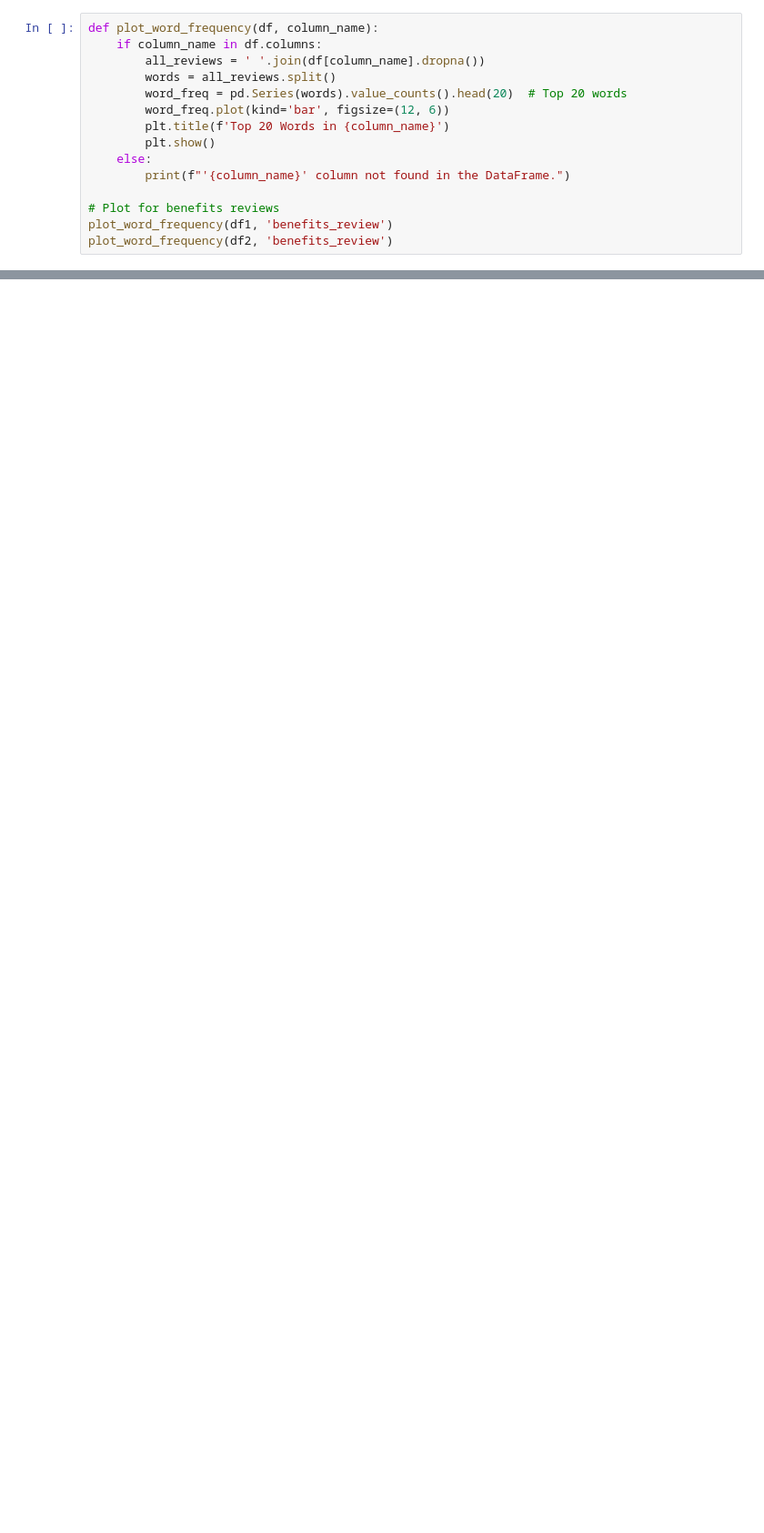
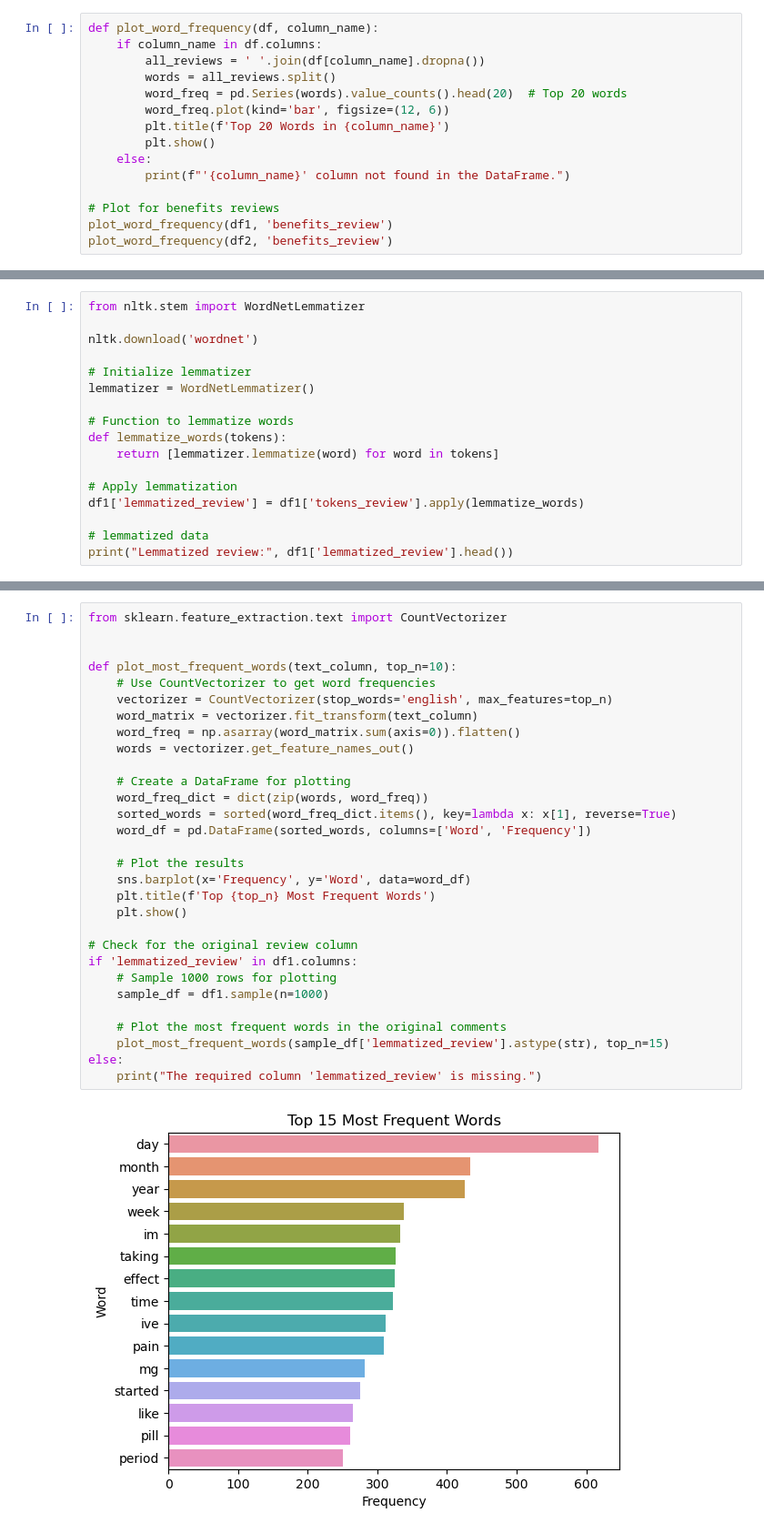
Before and after one commit to sofiecook/ds4420finalproj, a Jupyter notebook: DS4420-starter code.ipynb, the cells around one changed output, grey strips where cells are left out. Shown: that part at 91% size. Saved outputs shown, nothing was run; the diff lists cells and outputs as text; blank space fills up the shorter version.

```diff
--- a/DS4420-starter code.ipynb
+++ b/DS4420-starter code.ipynb
@@ -270,0 +299,17 @@ plt.show()
+# %%
+from nltk.stem import WordNetLemmatizer
+
+nltk.download('wordnet')
+
+# Initialize lemmatizer
+lemmatizer = WordNetLemmatizer()
+
+# Function to lemmatize words
+def lemmatize_words(tokens):
+    return [lemmatizer.lemmatize(word) for word in tokens]
+
+# Apply lemmatization
+df1['lemmatized_review'] = df1['tokens_review'].apply(lemmatize_words)
+
+# lemmatized data
+print("Lemmatized review:", df1['lemmatized_review'].head())
@@ -270,0 +359,32 @@ plt.show()
+# %%
+from sklearn.feature_extraction.text import CountVectorizer
+
+
+def plot_most_frequent_words(text_column, top_n=10):
+    # Use CountVectorizer to get word frequencies
+    vectorizer = CountVectorizer(stop_words='english', max_features=top_n)
+    word_matrix = vectorizer.fit_transform(text_column)
+    word_freq = np.asarray(word_matrix.sum(axis=0)).flatten()
+    words = vectorizer.get_feature_names_out()
+
+    # Create a DataFrame for plotting
+    word_freq_dict = dict(zip(words, word_freq))
+    sorted_words = sorted(word_freq_dict.items(), key=lambda x: x[1], reverse=True)
+    word_df = pd.DataFrame(sorted_words, columns=['Word', 'Frequency'])
+
+    # Plot the results
+    sns.barplot(x='Frequency', y='Word', data=word_df)
+    plt.title(f'Top {top_n} Most Frequent Words')
+    plt.show()
+
+# Check for the original review column
+if 'lemmatized_review' in df1.columns:
+    # Sample 1000 rows for plotting
+    sample_df = df1.sample(n=1000)
+
+    # Plot the most frequent words in the original comments
+    plot_most_frequent_words(sample_df['lemmatized_review'].astype(str), top_n=15)
+else:
+    print("The required column 'lemmatized_review' is missing.")
+# %% [output]
+[figure, added]
```
Also changed, not shown: parts of 19 cells of this notebook.
